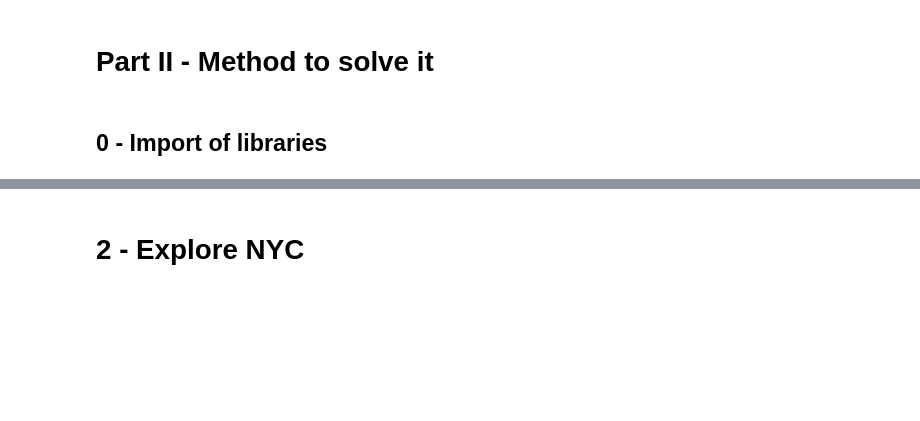
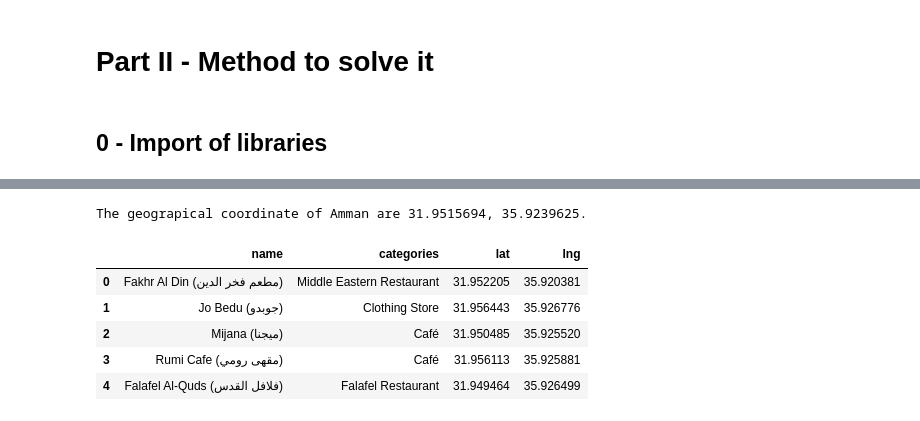
Before and after one commit to AdGir/DataScience_capstone, a Jupyter notebook: Compare_Israel_NYC_Amman.ipynb, the cells around one changed output, grey strips where cells are left out. Drawn from its saved outputs; the diff is of its cells as text; code cells hidden in the pictures; blank space fills up the shorter version.

```diff
--- a/Compare_Israel_NYC_Amman.ipynb
+++ b/Compare_Israel_NYC_Amman.ipynb
@@ -84,9 +93,11 @@ address = 'Amman'
 
 geolocator = Nominatim(user_agent="my access")
 location = geolocator.geocode(address)
-amman_latitude = location.latitude
-amman_longitude = location.longitude
-print('The geograpical coordinate of Amman are {}, {}.'.format(amman_latitude, amman_longitude))
+latitude = location.latitude
+longitude = location.longitude
+print('The geograpical coordinate of Amman are {}, {}.'.format(latitude, longitude))
+# %% [output]
+The geograpical coordinate of Amman are 31.9515694, 35.9239625.
 # %%
 LIMIT = 1000 # limit of number of venues returned by Foursquare API
 
@@ -105,2 +116,0 @@ url = 'https://api.foursquare.com/v2/venues/explore?&client_id={}&client_secret=
-# %% [markdown]
-# 2 - Explore NYC
@@ -131,16 +117,23 @@ nyc_results = requests.get(url).json()
 # %%
-venues = nyc_results['response']['groups'][0]['items']
+venues = results['response']['groups'][0]['items']
 
 nearby_venues = json_normalize(venues) # flatten JSON
 
 # filter columns
 filtered_columns = ['venue.name', 'venue.categories', 'venue.location.lat', 'venue.location.lng']
 nearby_venues =nearby_venues.loc[:, filtered_columns]
 
 # filter the category for each row
 nearby_venues['venue.categories'] = nearby_venues.apply(get_category_type, axis=1)
 
 # clean columns
 nearby_venues.columns = [col.split(".")[-1] for col in nearby_venues.columns]
 
 nearby_venues.head()
+# %% [output]
+|  | name | categories | lat | lng |
+| 0 | Fakhr Al Din (مطعم فخر الدين) | Middle Eastern Restaurant | 31.952205 | 35.920381 |
+| 1 | Jo Bedu (جوبدو) | Clothing Store | 31.956443 | 35.926776 |
+| 2 | Mijana (ميجنا) | Café | 31.950485 | 35.925520 |
+| 3 | Rumi Cafe (مقهى رومي) | Café | 31.956113 | 35.925881 |
+| 4 | Falafel Al-Quds (فلافل القدس) | Falafel Restaurant | 31.949464 | 35.926499 |
```
Also changed, not shown: parts of 17 cells of this notebook.
